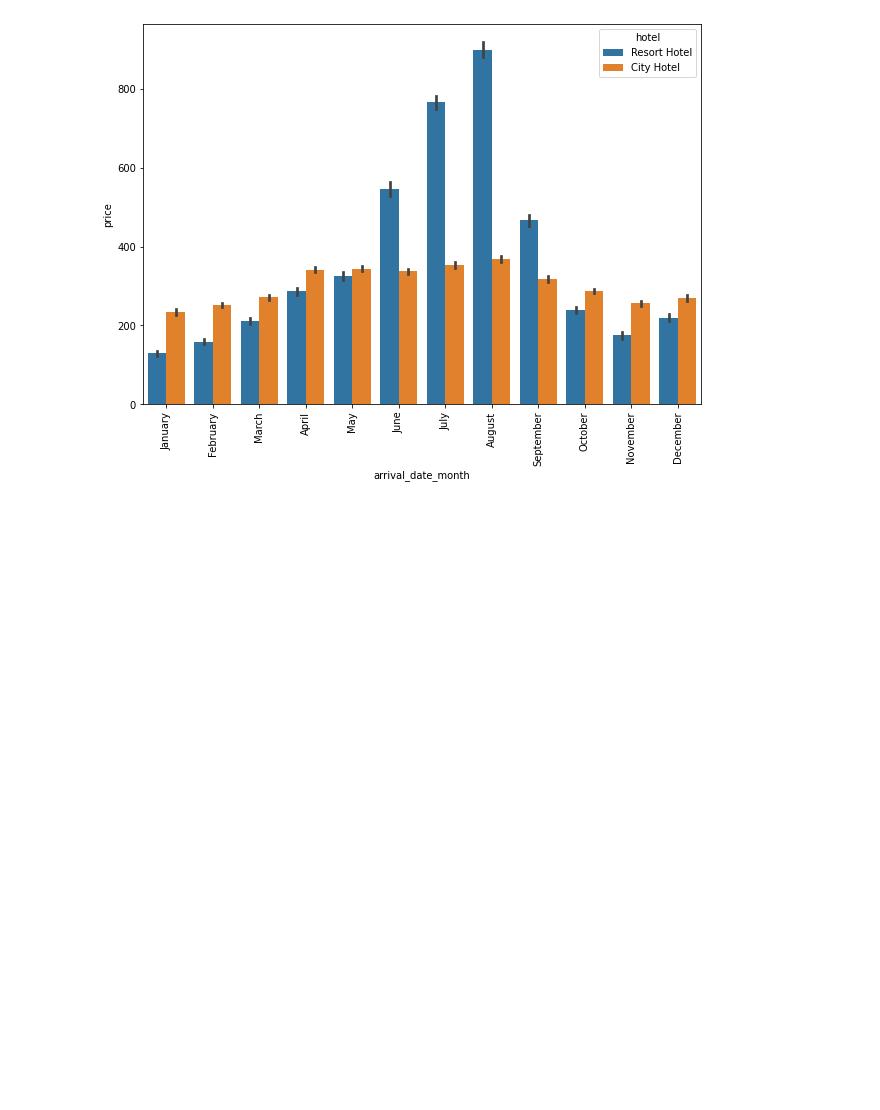
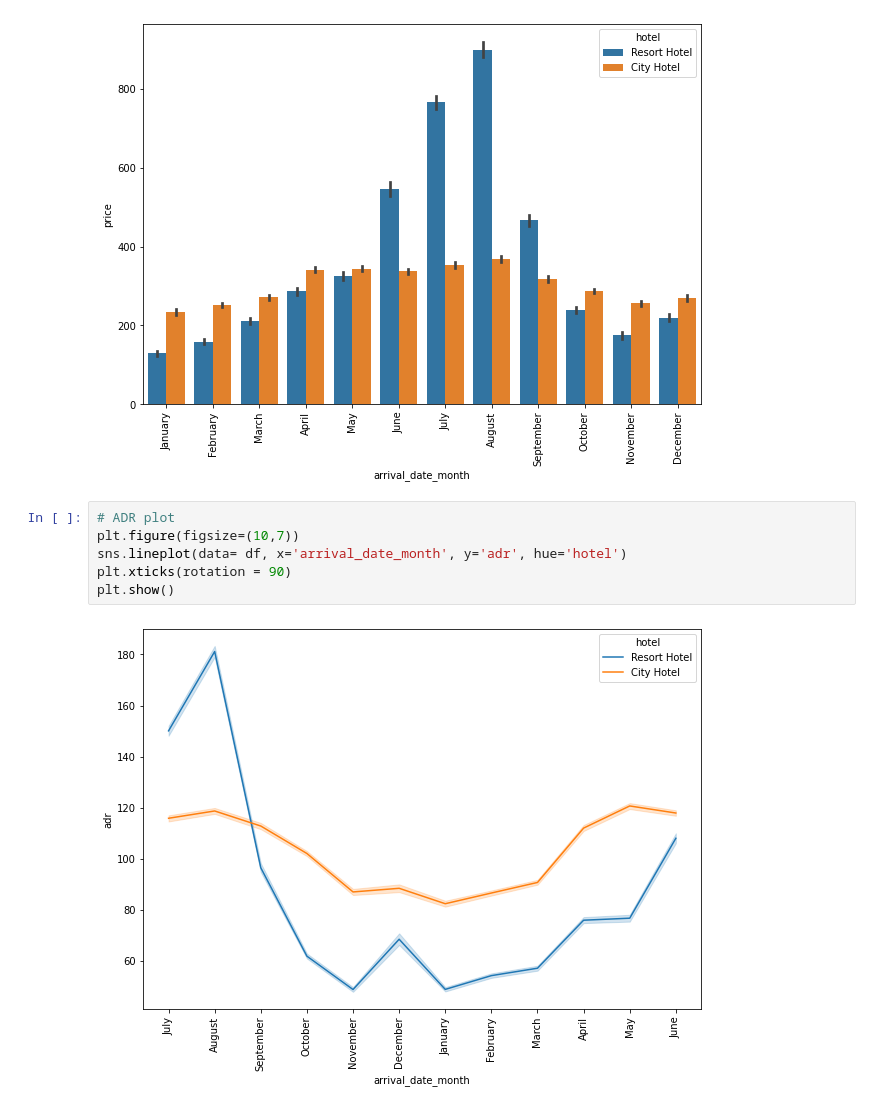
Before and after one commit to V-dit/EDA-hotel-booking-analysis, a Jupyter notebook: Hotel_Booking_Analysis_Final_File.ipynb, the cells around one changed output. Cells and saved outputs as stored; diff of their text form; blank space fills up the shorter version.

```diff
--- a/Hotel_Booking_Analysis_Final_File.ipynb
+++ b/Hotel_Booking_Analysis_Final_File.ipynb
@@ -725,3 +725,11 @@ plt.xticks(rotation = 90)
 plt.show()
 # %% [output]
 [figure]
+# %%
+# ADR plot
+plt.figure(figsize=(10,7))
+sns.lineplot(data= df, x='arrival_date_month', y='adr', hue='hotel')
+plt.xticks(rotation = 90)
+plt.show()
+# %% [output]
+[figure, added]
```
Also changed, not shown: parts of 1 cell of this notebook.
